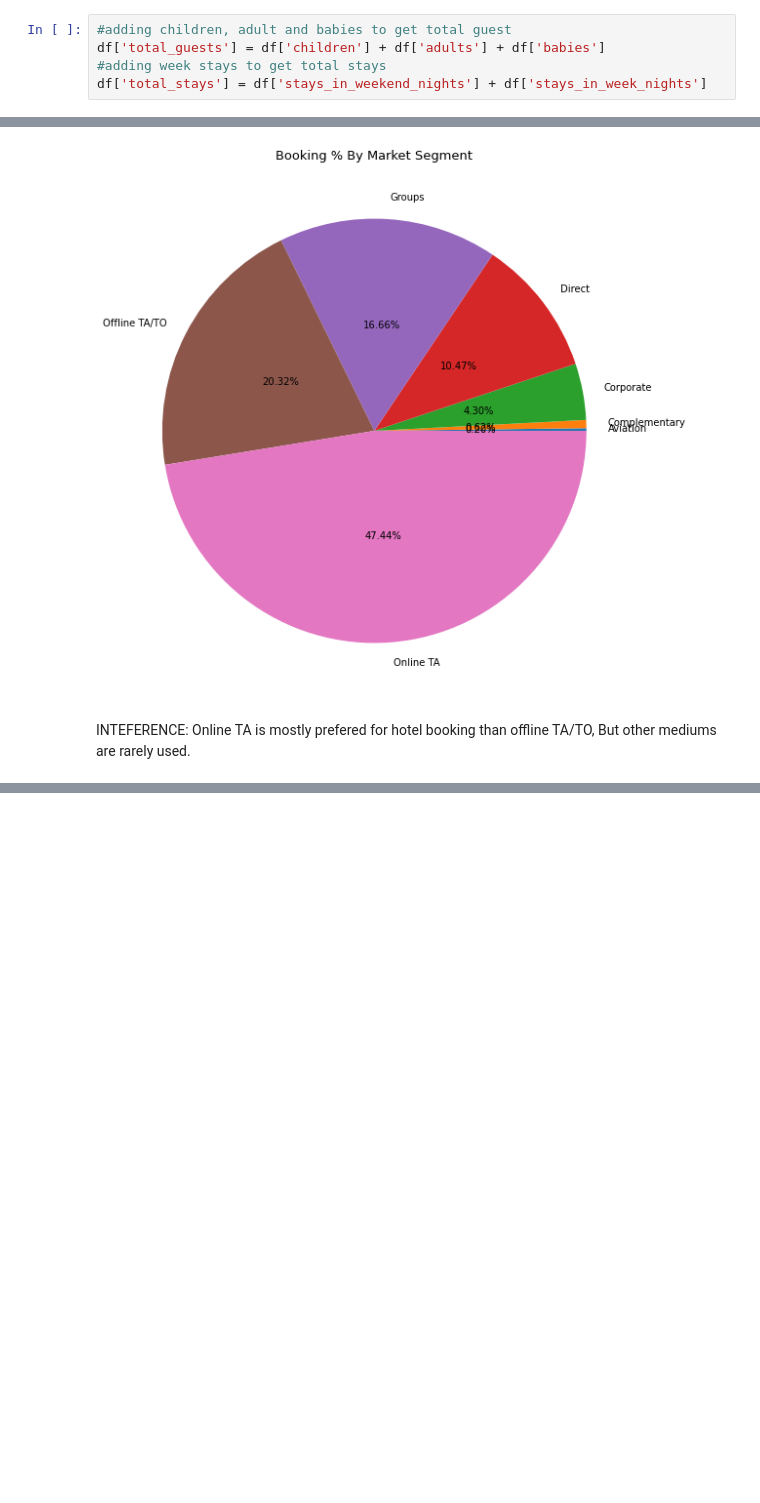
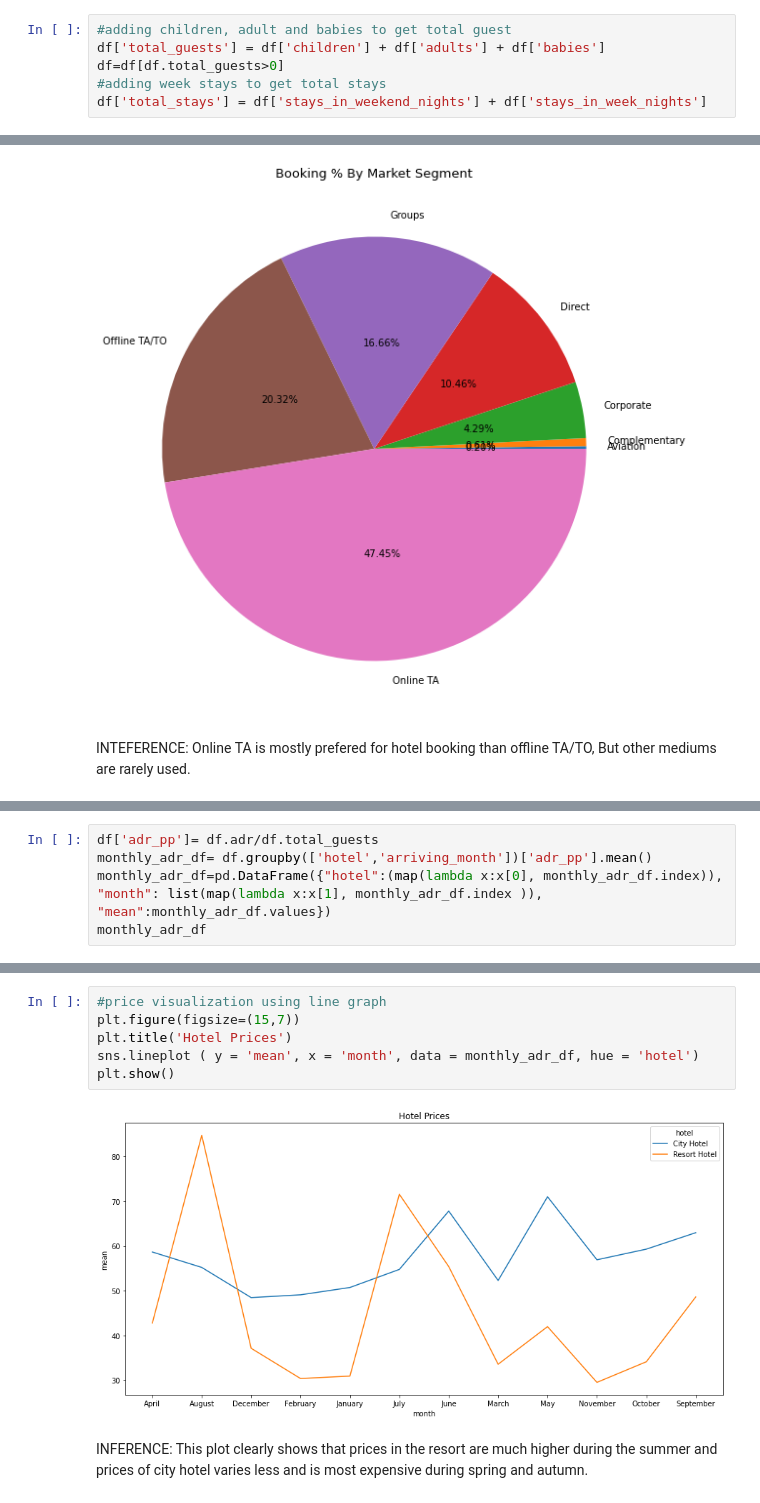
Before and after one commit to Sameer8095/Hotel-booking-data-analysis, a Jupyter notebook: Copy_of_Hotel_Booking_Analysis1_team_data_science_learners_Capstone_Project.ipynb, the cells around one changed output, grey strips where cells are left out. Cells and saved outputs as stored; diff of their text form; blank space fills up the shorter version.

```diff
--- a/Copy_of_Hotel_Booking_Analysis1_team_data_science_learners_Capstone_Project.ipynb
+++ b/Copy_of_Hotel_Booking_Analysis1_team_data_science_learners_Capstone_Project.ipynb
@@ -137,6 +137,7 @@ Adding the columns for data analysis
 # %%
 #adding children, adult and babies to get total guest
 df['total_guests'] = df['children'] + df['adults'] + df['babies']
+df=df[df.total_guests>0]
 #adding week stays to get total stays
 df['total_stays'] = df['stays_in_weekend_nights'] + df['stays_in_week_nights']
 # %% [markdown]
@@ -301,0 +325,5 @@ INTEFERENCE: Online TA is mostly prefered for hotel booking than offline TA/TO,
+# %%
+df['adr_pp']= df.adr/df.total_guests
+monthly_adr_df= df.groupby(['hotel','arriving_month'])['adr_pp'].mean()
+monthly_adr_df=pd.DataFrame({"hotel":(map(lambda x:x[0], monthly_adr_df.index)), "month": list(map(lambda x:x[1], monthly_adr_df.index )), "mean":monthly_adr_df.values})
+monthly_adr_df
@@ -301,0 +348,10 @@ INTEFERENCE: Online TA is mostly prefered for hotel booking than offline TA/TO,
+# %%
+#price visualization using line graph
+plt.figure(figsize=(15,7))
+plt.title('Hotel Prices')
+sns.lineplot ( y = 'mean', x = 'month', data = monthly_adr_df, hue = 'hotel')
+plt.show()
+# %% [output]
+[figure, added]
+# %% [markdown]
+INFERENCE: This plot clearly shows that prices in the resort are much higher during the summer and prices of city hotel varies less and is most expensive during spring and autumn.
```
Also changed, not shown: parts of 9 cells of this notebook.
